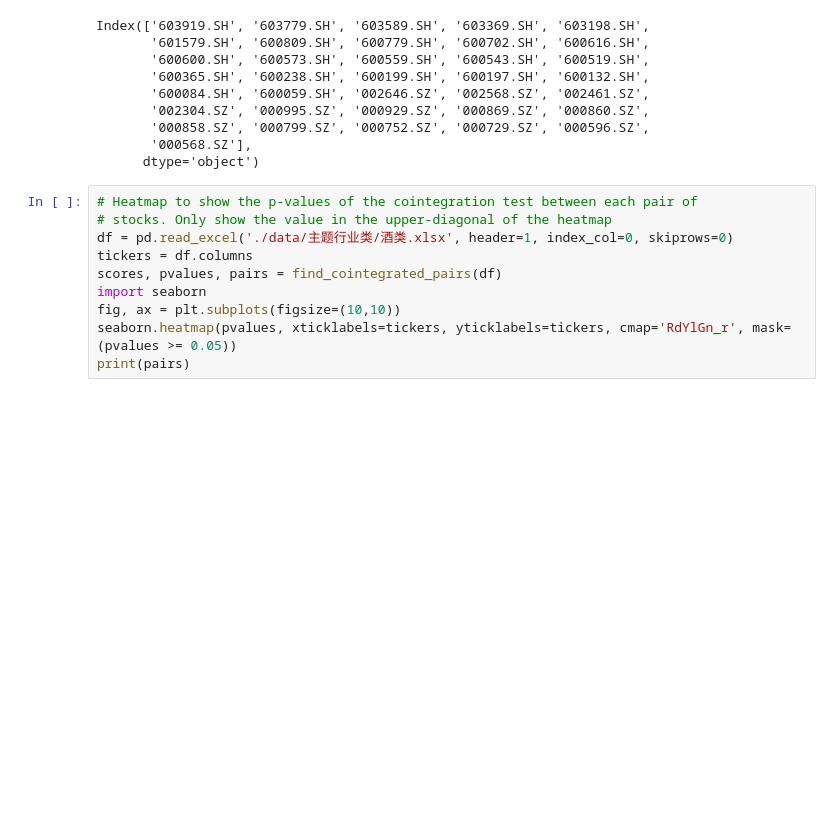
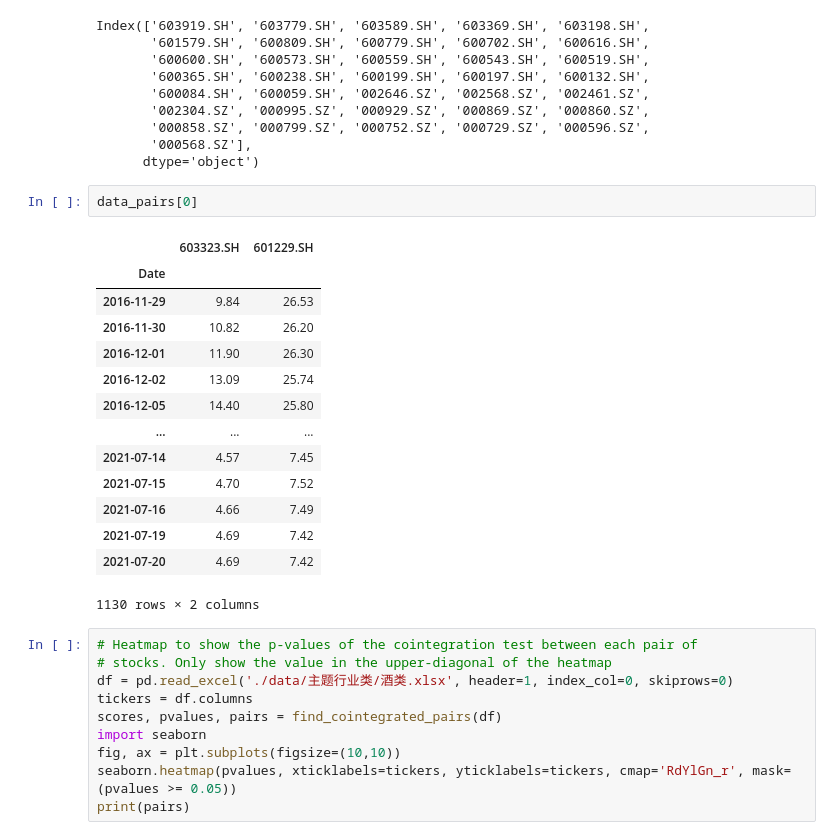
Before and after one commit to waikho/MADS_Capstone, a Jupyter notebook: Pair_Trading_DQN.ipynb, the cells around one changed output. Saved outputs shown, nothing was run; the diff lists cells and outputs as text; blank space fills up the shorter version.

Commit message:
Pair trading DQN

```diff
--- a/Pair_Trading_DQN.ipynb
+++ b/Pair_Trading_DQN.ipynb
@@ -104,6 +84,23 @@ Index(['603919.SH', '603779.SH', '603589.SH', '603369.SH', '603198.SH',
        '000858.SZ', '000799.SZ', '000752.SZ', '000729.SZ', '000596.SZ',
        '000568.SZ'],
       dtype='object')
+# %%
+data_pairs[0]
+# %% [output]
+|  | 603323.SH | 601229.SH |
+| Date |  |  |
+| 2016-11-29 | 9.84 | 26.53 |
+| 2016-11-30 | 10.82 | 26.20 |
+| 2016-12-01 | 11.90 | 26.30 |
+| 2016-12-02 | 13.09 | 25.74 |
+| 2016-12-05 | 14.40 | 25.80 |
+| ... | ... | ... |
+| 2021-07-14 | 4.57 | 7.45 |
+| 2021-07-15 | 4.70 | 7.52 |
+| 2021-07-16 | 4.66 | 7.49 |
+| 2021-07-19 | 4.69 | 7.42 |
+| 2021-07-20 | 4.69 | 7.42 |
+1130 rows × 2 columns
 # %%
 # Heatmap to show the p-values of the cointegration test between each pair of
 # stocks. Only show the value in the upper-diagonal of the heatmap
```
Also changed, not shown: parts of 9 cells of this notebook, 3 other files.
